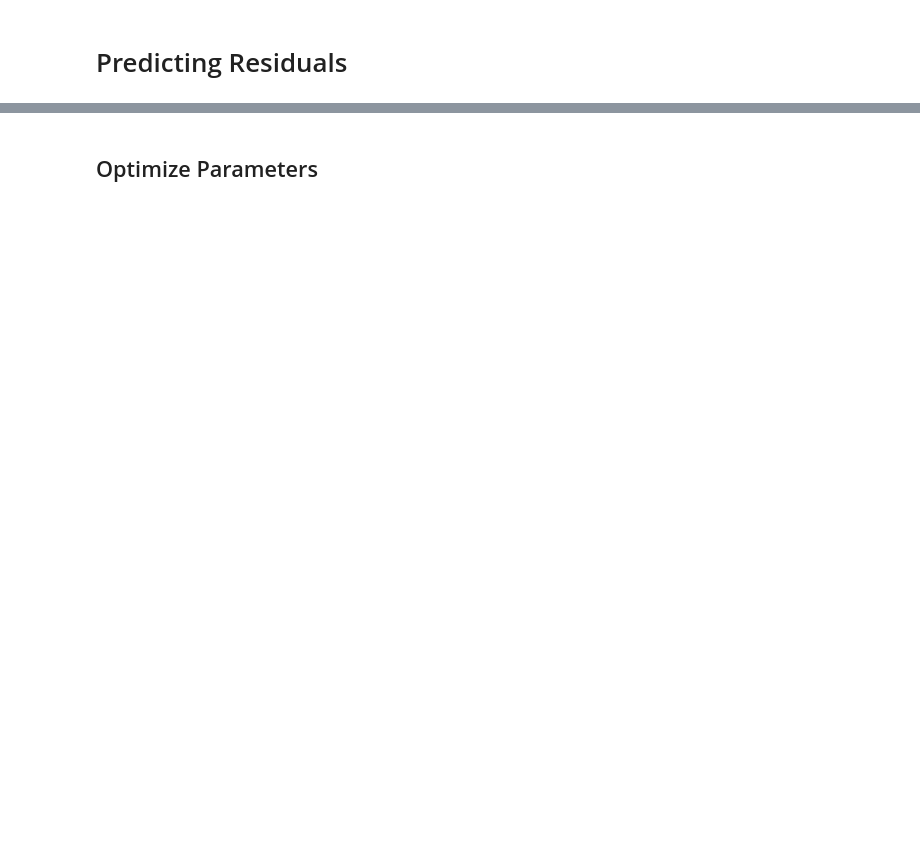
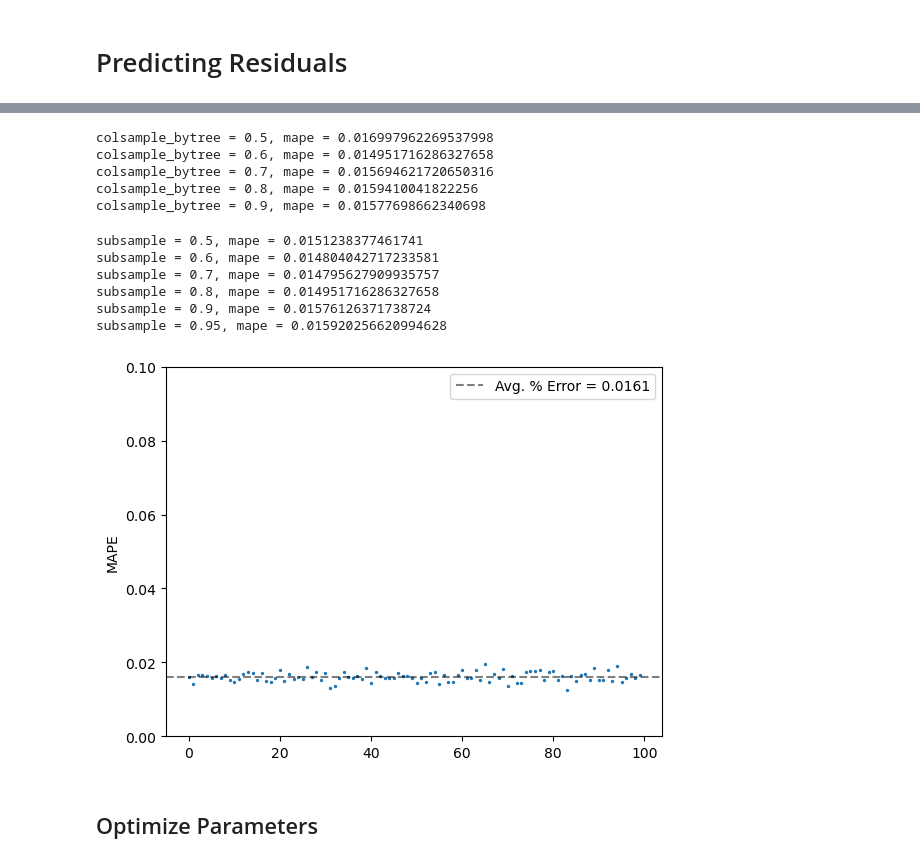
Before and after one commit to jakekosakoff/Physics-139-Final, a Jupyter notebook: Final Project Code/Boosting.ipynb, the cells around one changed output, grey strips where cells are left out. Saved outputs shown, nothing was run; the diff lists cells and outputs as text; code cells hidden in the pictures; blank space fills up the shorter version.

```diff
--- a/Final Project Code/Boosting.ipynb
+++ b/Final Project Code/Boosting.ipynb
@@ -63,2 +114,57 @@ bdt = XGBRegressor(n_estimators=100,max_depth=3,learning_rate=0.1,colsample_bytr
+# %%
+by_tree = [0.5, 0.6, 0.7, 0.8, 0.9]
+
+for val in by_tree:
+    bdt = XGBRegressor(n_estimators = 1000, max_depth = 5, learning_rate = 0.05,
+                   colsample_bytree = val, subsample = 0.8)
+    bdt.fit(X_train, y_train)
+    preds_bdt = bdt.predict(X_test)
+    mape_val = mape(preds_bdt, y_test)
+    print(f'colsample_bytree = {val}, mape = {mape_val}')
+# %% [output]
+colsample_bytree = 0.5, mape = 0.016997962269537998
+colsample_bytree = 0.6, mape = 0.014951716286327658
+colsample_bytree = 0.7, mape = 0.015694621720650316
+colsample_bytree = 0.8, mape = 0.0159410041822256
+colsample_bytree = 0.9, mape = 0.01577698662340698
+# %%
+subsamples = [0.5, 0.6, 0.7, 0.8, 0.9, 0.95]
+
+for sub in subsamples:
+    bdt = XGBRegressor(n_estimators = 1000, max_depth = 5, learning_rate = 0.05,
+                   colsample_bytree = 0.6, subsample = sub)
+    bdt.fit(X_train, y_train)
+    preds_bdt = bdt.predict(X_test)
+    mape_sub = mape(preds_bdt, y_test)
+    print(f'subsample = {sub}, mape = {mape_sub}')
+# %% [output]
+subsample = 0.5, mape = 0.0151238377461741
+subsample = 0.6, mape = 0.014804042717233581
+subsample = 0.7, mape = 0.014795627909935757
+subsample = 0.8, mape = 0.014951716286327658
+subsample = 0.9, mape = 0.01576126371738724
+subsample = 0.95, mape = 0.015920256620994628
+# %%
+mapes = []
+for i in range(100):
+    X_train, X_test, y_train, y_test = train_test_split(X, y, test_size = 0.1)
+    X_train = np.asarray(X_train.astype("float32"))
+    X_test = np.asarray(X_test.astype("float32"))
+    bdt = XGBRegressor(n_estimators = 1000, max_depth = 5, learning_rate = 0.1,
+                   colsample_bytree = 0.6, subsample = 0.7)
+    bdt.fit(X_train, y_train)
+    preds_bdt = bdt.predict(X_test)
+    mapes.append(mape(preds_bdt, y_test))
+#     print(f'iteration {i}, mse = {mse_i}')
+
+plt.scatter(list(range(100)), mapes, s = 2)
+plt.axhline(np.mean(mapes), linestyle = '--', color = 'black', alpha = 0.5,
+            label = f'Avg. % Error = {np.round(np.mean(mapes), 4)}')
+plt.ylim([0, 0.1])
+plt.ylabel('MAPE')
+plt.legend()
+plt.show()
+# %% [output]
+[figure, added]
 # %% [markdown]
 ## Optimize Parameters
```
Also changed, not shown: parts of 6 cells of this notebook.
